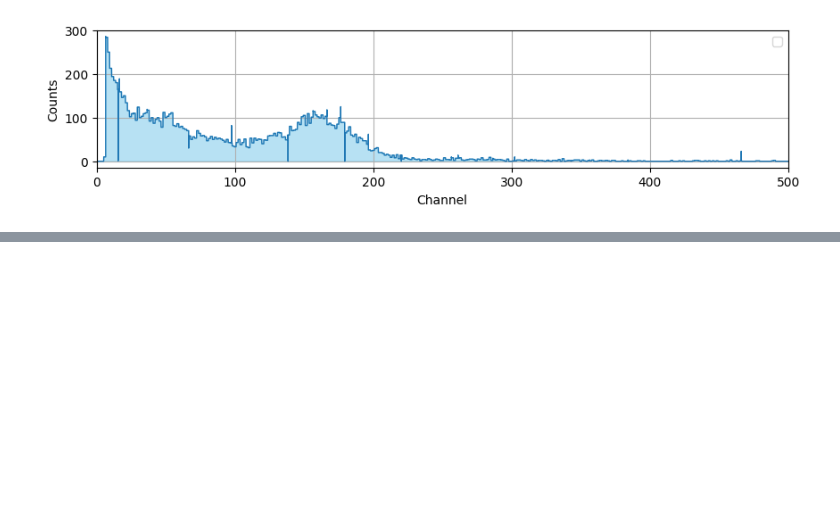
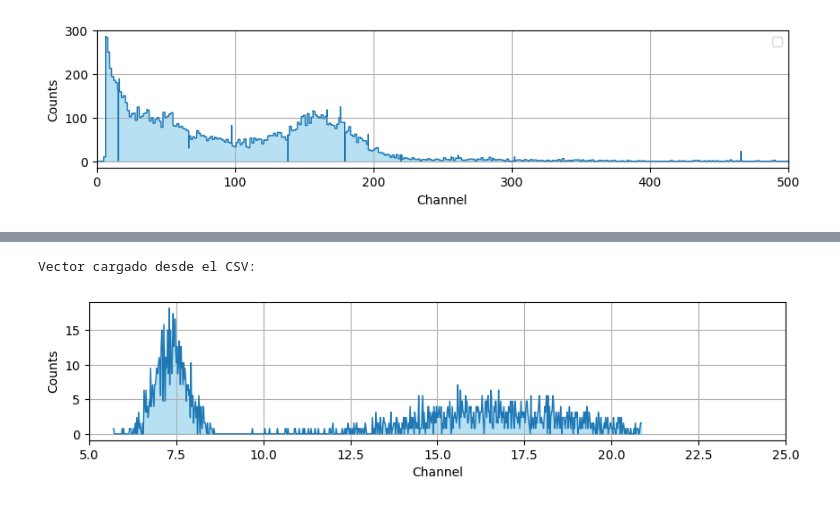
Before and after one commit to fabioc9675/TrapezoidalShaper_Prj, a Jupyter notebook: Notebooks/ILA_process_HR.ipynb, the cells around one changed output, grey strips where cells are left out. Cells and saved outputs as stored; diff of their text form; code cells hidden in the pictures; blank space fills up the shorter version.

```diff
--- a/Notebooks/ILA_process_HR.ipynb
+++ b/Notebooks/ILA_process_HR.ipynb
@@ -644,0 +699,33 @@ No artists with labels found to put in legend.  Note that artists whose label st
+# %%
+# --- Cargar el vector desde el archivo CSV ---
+filename = "alturas.csv"
+loaded_df = pd.read_csv(filename)  # Leer el archivo CSV
+loaded_vector = loaded_df["Values"].values  # Convertir la columna de nuevo a un array
+print("Vector cargado desde el CSV:")
+# plt.figure(figsize=(10,2.0))
+#plt.plot(loaded_vector)
+
+# Calcular la densidad (PDF) usando bins del histograma
+bins = 800
+count, bins = np.histogram(loaded_vector, bins=bins, density=True)
+x = bins[:-1]  # Obtener los bordes izquierdos de los bins
+y1 = 30*count  # Usar los valores de densidad del histograma
+
+# Graficar línea con área sombreada
+plt.figure(figsize=(10, 2.0))
+plt.plot(x, y1, color='tab:blue', linewidth=1.0)
+plt.fill_between(x, y1, color='skyblue', alpha=0.6)
+
+# Configurar la leyenda y las etiquetas de los ejes
+plt.xlabel('Channel')
+plt.ylabel('Counts')
+plt.xlim([5, 25])
+plt.grid(True)
+
+# Mostrar el gráfico
+# plt.show()
+
+plt.savefig("output/SimuHistogram.pdf", format="pdf", bbox_inches="tight")
+# %% [output]
+Vector cargado desde el CSV:
+[figure, added]
```
Also changed, not shown: parts of 2 cells of this notebook, 5 other files.
